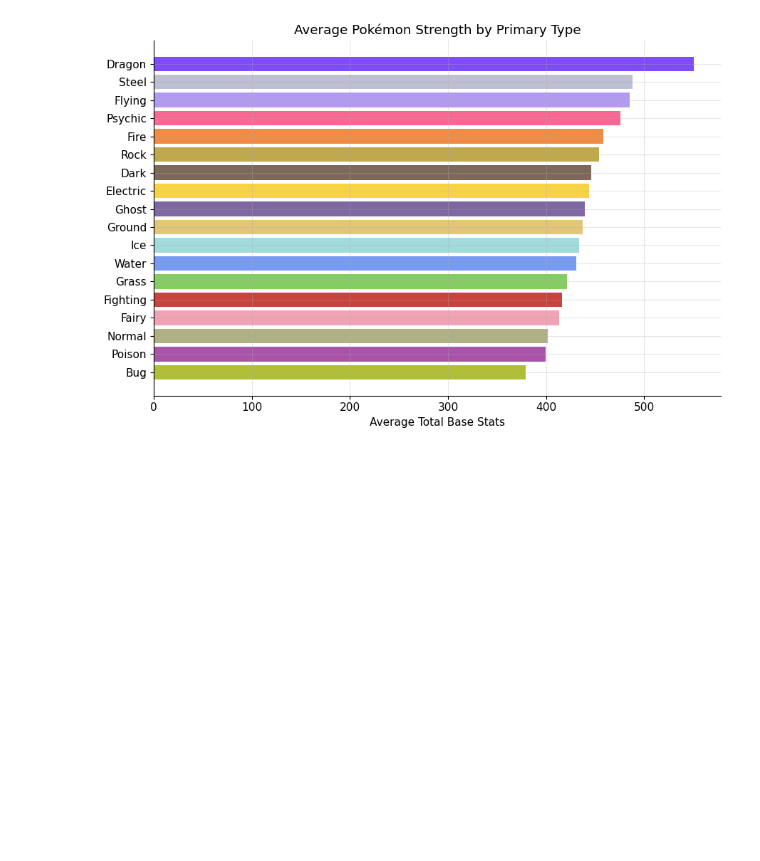
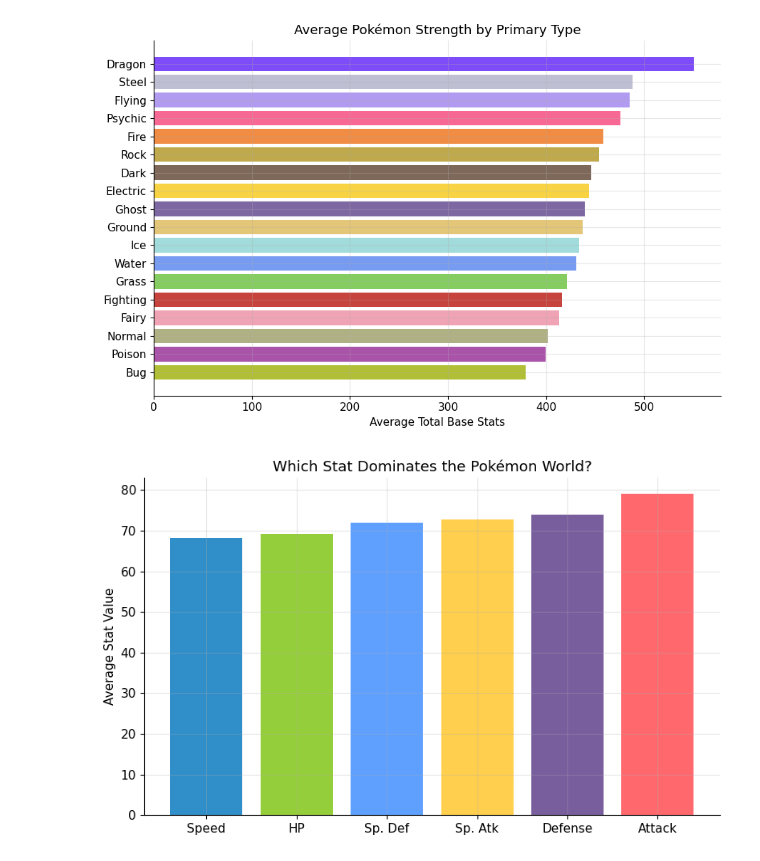
Before and after one commit to tiago2806/ml_pokemon, a Jupyter notebook: exploration.ipynb, the cells around one changed output. Drawn from its saved outputs; the diff is of its cells as text; code cells hidden in the pictures; blank space fills up the shorter version.

```diff
--- a/exploration.ipynb
+++ b/exploration.ipynb
@@ -222,3 +222,37 @@ plt.tight_layout()
 plt.show()
 # %% [output]
 [figure]
+# %%
+stats = ["HP", "Attack", "Defense", "Sp. Atk", "Sp. Def", "Speed"]
+
+# Compute means
+stat_means = dataset[stats].mean().sort_values()
+
+# Pokémon-inspired colors per stat
+stat_colors = {
+    "HP": "#8AC926",        # green
+    "Attack": "#FF595E",    # red
+    "Defense": "#6A4C93",   # purple
+    "Sp. Atk": "#FFCA3A",    # yellow
+    "Sp. Def": "#4D96FF",    # blue
+    "Speed": "#1982C4"      # dark blue
+}
+
+colors = [stat_colors[s] for s in stat_means.index]
+
+plt.figure(figsize=(8, 5))
+plt.bar(stat_means.index, stat_means.values, color=colors, alpha=0.9)
+
+plt.ylabel("Average Stat Value")
+plt.title("Which Stat Dominates the Pokémon World?")
+
+# Clean aesthetic
+ax = plt.gca()
+ax.grid(True, axis="y", alpha=0.3)
+ax.spines["top"].set_visible(False)
+ax.spines["right"].set_visible(False)
+
+plt.tight_layout()
+plt.show()
+# %% [output]
+[figure, added]
```
Also changed, not shown: parts of 5 cells of this notebook.
